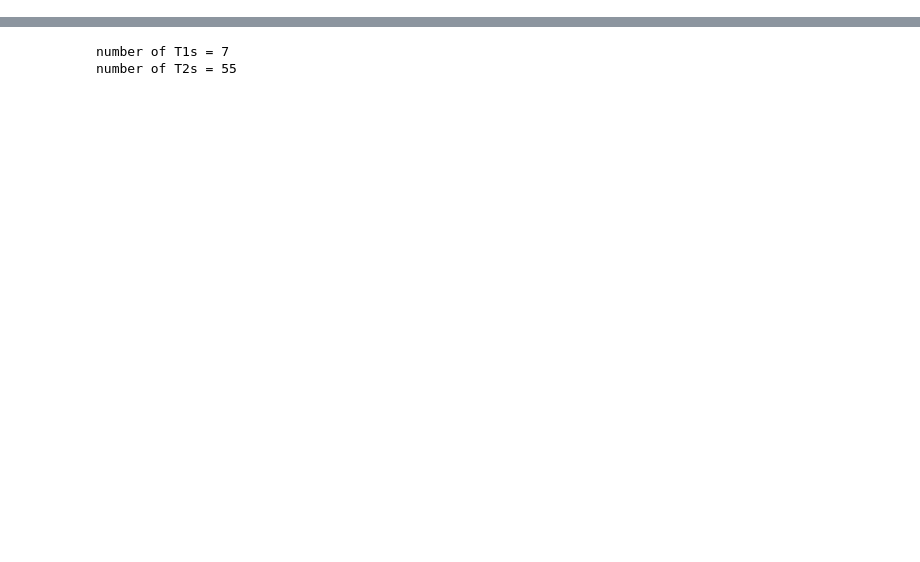
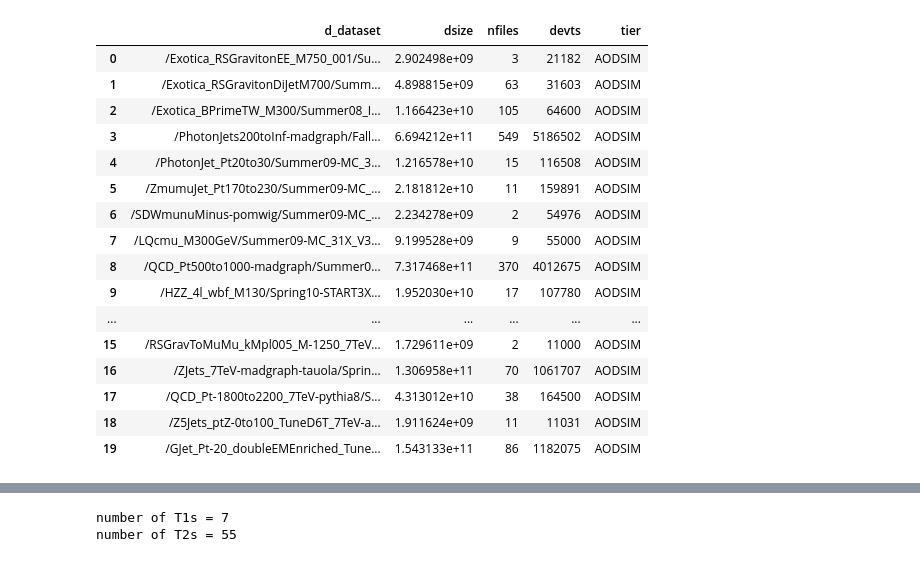
Before and after one commit to SimoneGasperini/cms-cmSim, a Jupyter notebook: example.ipynb, the cells around one changed output, grey strips where cells are left out. Cells and saved outputs as stored; diff of their text form; code cells hidden in the pictures; blank space fills up the shorter version.

```diff
--- a/example.ipynb
+++ b/example.ipynb
@@ -26 +29,21 @@ df.head(n=20)
+# %%
+info_df.head(n=20)
+# %% [output]
+|  | d_dataset | dsize | nfiles | devts | tier |
+| 0 | /Exotica_RSGravitonEE_M750_001/Su... | 2.902498e+09 | 3 | 21182 | AODSIM |
+| 1 | /Exotica_RSGravitonDiJetM700/Summ... | 4.898815e+09 | 63 | 31603 | AODSIM |
+| 2 | /Exotica_BPrimeTW_M300/Summer08_I... | 1.166423e+10 | 105 | 64600 | AODSIM |
+| 3 | /PhotonJets200toInf-madgraph/Fall... | 6.694212e+11 | 549 | 5186502 | AODSIM |
+| 4 | /PhotonJet_Pt20to30/Summer09-MC_3... | 1.216578e+10 | 15 | 116508 | AODSIM |
+| 5 | /ZmumuJet_Pt170to230/Summer09-MC_... | 2.181812e+10 | 11 | 159891 | AODSIM |
+| 6 | /SDWmunuMinus-pomwig/Summer09-MC_... | 2.234278e+09 | 2 | 54976 | AODSIM |
+| 7 | /LQcmu_M300GeV/Summer09-MC_31X_V3... | 9.199528e+09 | 9 | 55000 | AODSIM |
+| 8 | /QCD_Pt500to1000-madgraph/Summer0... | 7.317468e+11 | 370 | 4012675 | AODSIM |
+| 9 | /HZZ_4l_wbf_M130/Spring10-START3X... | 1.952030e+10 | 17 | 107780 | AODSIM |
+| ... | ... | ... | ... | ... | ... |
+| 15 | /RSGravToMuMu_kMpl005_M-1250_7TeV... | 1.729611e+09 | 2 | 11000 | AODSIM |
+| 16 | /ZJets_7TeV-madgraph-tauola/Sprin... | 1.306958e+11 | 70 | 1061707 | AODSIM |
+| 17 | /QCD_Pt-1800to2200_7TeV-pythia8/S... | 4.313012e+10 | 38 | 164500 | AODSIM |
+| 18 | /Z5Jets_ptZ-0to100_TuneD6T_7TeV-a... | 1.911624e+09 | 11 | 11031 | AODSIM |
+| 19 | /GJet_Pt-20_doubleEMEnriched_Tune... | 1.543133e+11 | 86 | 1182075 | AODSIM |
 # %%
```
Also changed, not shown: parts of 6 cells of this notebook, 1 other file.
